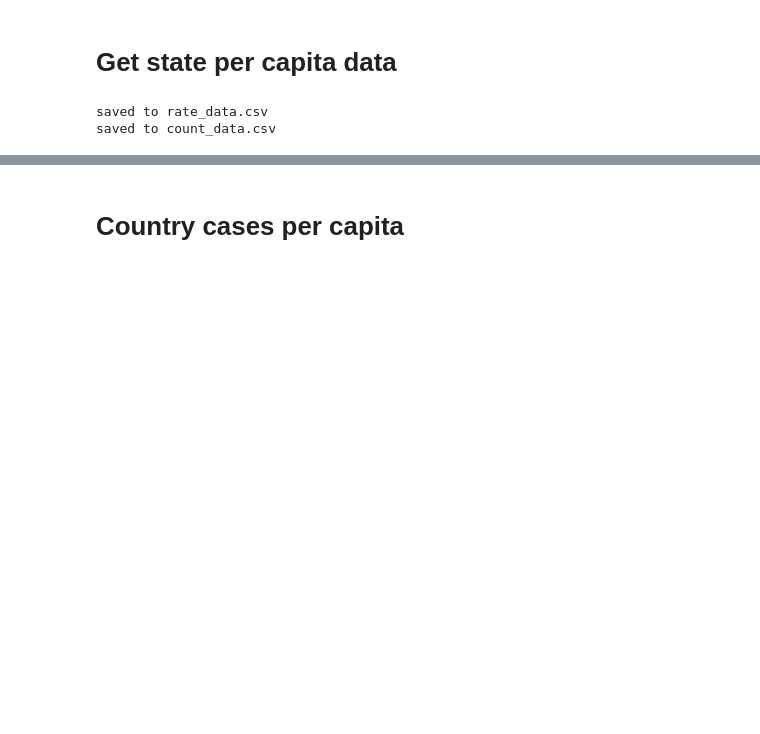
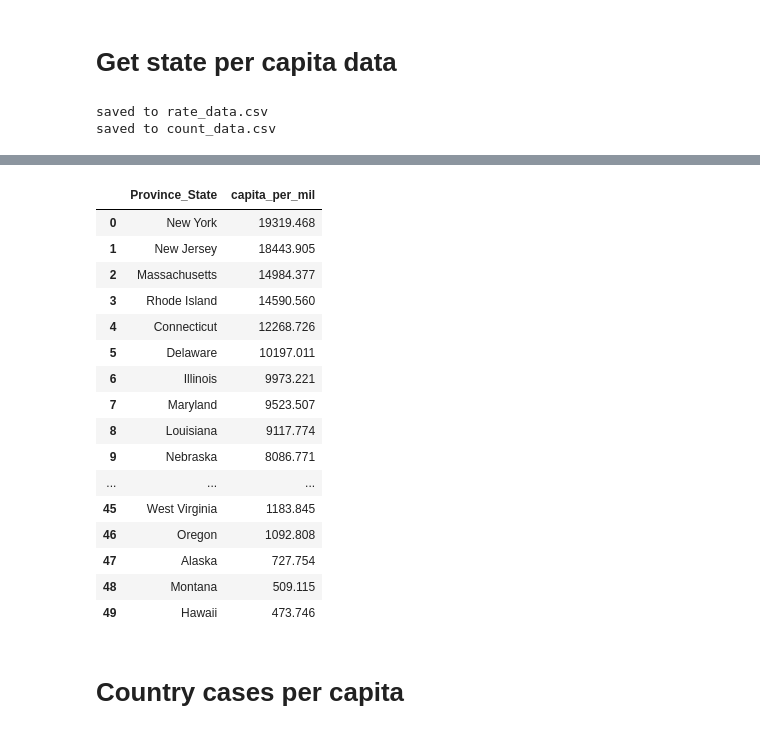
Before and after one commit to rkw0k/covid19-race, a Jupyter notebook: time-series.ipynb, the cells around one changed output, grey strips where cells are left out. Drawn from its saved outputs; the diff is of its cells as text; code cells hidden in the pictures; blank space fills up the shorter version.

```diff
--- a/time-series.ipynb
+++ b/time-series.ipynb
@@ -107,6 +162,9 @@ def get_all_states(df):
     all_states.remove("Virgin Islands")
     all_states.remove("Puerto Rico")
     all_states.remove("District of Columbia")
+#     all_states.remove("Federal Bureau of Prisons")
+#     all_states.remove("US Military")
+#     all_states.remove("Veteran Hospitals")
     df_pop = pd.read_csv("data/nst-est2019-alldata.csv")
     df_pop = df_pop[df_pop.NAME.isin(all_states)]
     state_pop = dict(df_pop[["NAME", "POPESTIMATE2018"]].values)
@@ -119,13 +177,13 @@ def group_per_df(gis_data):
         state_df = df[df[key].isin(all_states)]
         grouped_state_df = state_df[[key, "Confirmed"]].groupby(key).sum().reset_index()
         grouped_state_df["population"] = [state_pop[x] for x in grouped_state_df[key]]
-        grouped_state_df["percentage"] = round(1000000 * grouped_state_df["Confirmed"] / grouped_state_df["population"], 3)
+        grouped_state_df["capita_per_mil"] = round(1000000 * grouped_state_df["Confirmed"] / grouped_state_df["population"], 3)
         grouped_state_df["1_in_x"] = round(grouped_state_df["population"] / grouped_state_df["Confirmed"])
-        grouped_state_df.sort_values(by="percentage", ascending=False, inplace=True)
+        grouped_state_df.sort_values(by="capita_per_mil", ascending=False, inplace=True)
         grouped_state_df_list.append((date, grouped_state_df))
     return grouped_state_df_list
 
-def get_csv(grouped_state_df_list, all_states, metric="percentage"):
+def get_csv(grouped_state_df_list, all_states, metric="capita_per_mil"):
     N = len(grouped_state_df_list)
     all_dates = [grouped_state_df_list[i][0].strftime("%B %d") for i in range(N)]
     count_dict = [{"state": None, "url": None} for i in range(N)]
@@ -151,10 +209,16 @@ def save_csv(my_dict, metric="rate"):
 
 all_states, state_pop = get_all_states(gis_data[0][1])
 grouped_state_df_list = group_per_df(gis_data)
-perc_dict = get_csv(grouped_state_df_list, all_states, "percentage")
-save_csv(perc_dict, "rate")
+rate_dict = get_csv(grouped_state_df_list, all_states, "capita_per_mil")
+save_csv(rate_dict, "rate")
 count_dict = get_csv(grouped_state_df_list, all_states, "Confirmed")
 save_csv(count_dict, "count")
 # %% [output]
 saved to rate_data.csv
 saved to count_data.csv
+# %%
+x = grouped_state_df_list[0][1][["Province_State", "capita_per_mil"]]
+x.reset_index(inplace=True, drop=True)
+print(time_data[0])
+x
+# %% [output]
@@ -160,0 +226,17 @@ saved to count_data.csv
+|  | Province_State | capita_per_mil |
+| 0 | New York | 19319.468 |
+| 1 | New Jersey | 18443.905 |
+| 2 | Massachusetts | 14984.377 |
+| 3 | Rhode Island | 14590.560 |
+| 4 | Connecticut | 12268.726 |
+| 5 | Delaware | 10197.011 |
+| 6 | Illinois | 9973.221 |
+| 7 | Maryland | 9523.507 |
+| 8 | Louisiana | 9117.774 |
+| 9 | Nebraska | 8086.771 |
+| ... | ... | ... |
+| 45 | West Virginia | 1183.845 |
+| 46 | Oregon | 1092.808 |
+| 47 | Alaska | 727.754 |
+| 48 | Montana | 509.115 |
+| 49 | Hawaii | 473.746 |
```
Also changed, not shown: parts of 14 cells of this notebook.
